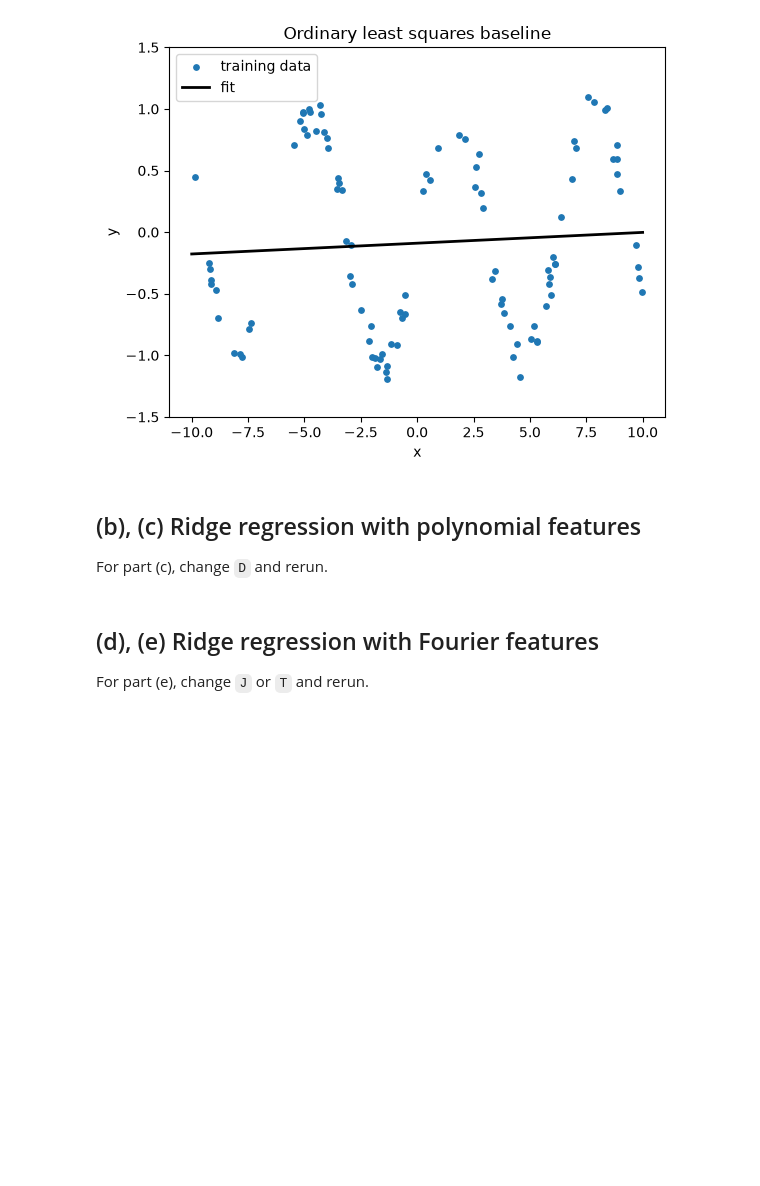
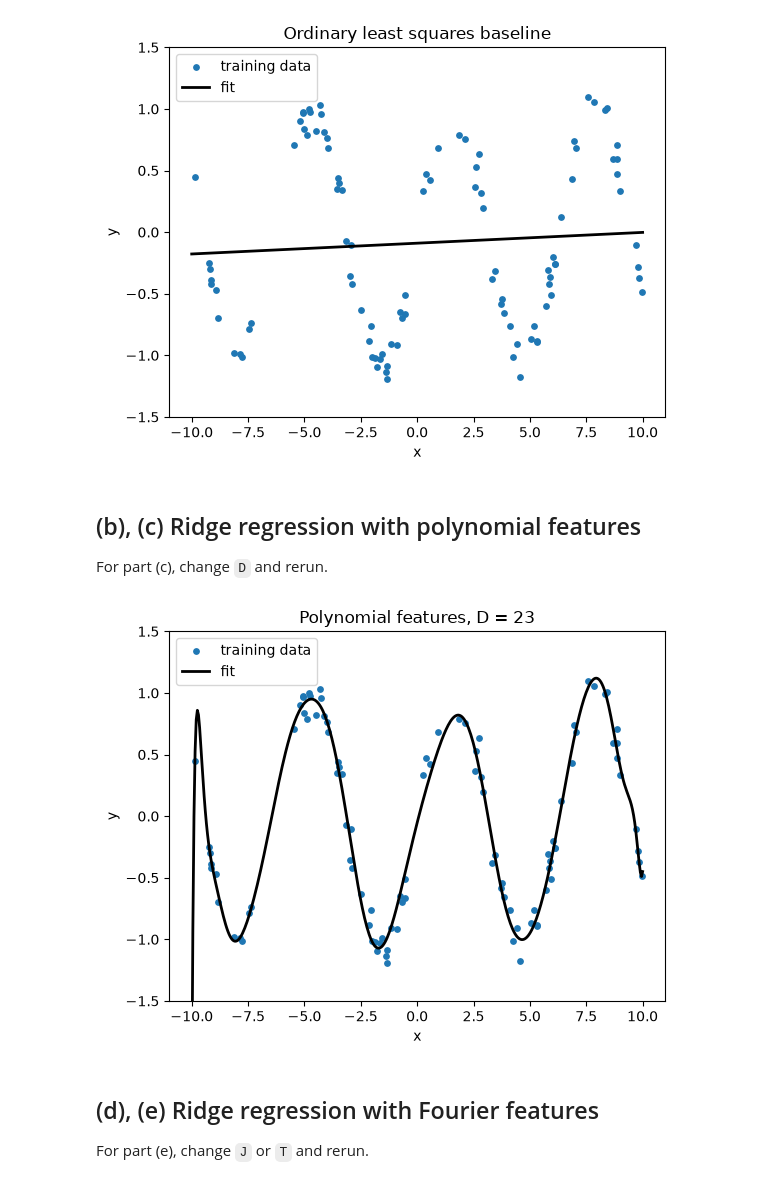
Before and after one commit to gauss1033/7900_hw2, a Jupyter notebook: Q4.ipynb, the cells around one changed output. Drawn from its saved outputs; the diff is of its cells as text; code cells hidden in the pictures; blank space fills up the shorter version.

```diff
--- a/Q4.ipynb
+++ b/Q4.ipynb
@@ -32,10 +32,12 @@ utils.plot_data_and_fit(X, Y, h_lin.predict, -10, 10, title="Ordinary least squa
 
 For part (c), change `D` and rerun.
 # %%
-D = 10
+D = 23
 h_poly = sklearn.linear_model.Ridge(alpha=LAMBDA, fit_intercept=True).fit(utils.polynomial_features(X, D), Y)
 poly_pred = lambda x: h_poly.predict(utils.polynomial_features(x, D))
 utils.plot_data_and_fit(X, Y, poly_pred, -10, 10, title=f"Polynomial features, D = {D}")
+# %% [output]
+[figure, added]
 # %% [markdown]
 ## (d), (e) Ridge regression with Fourier features
 
```
Also changed, not shown: 1 other file.
